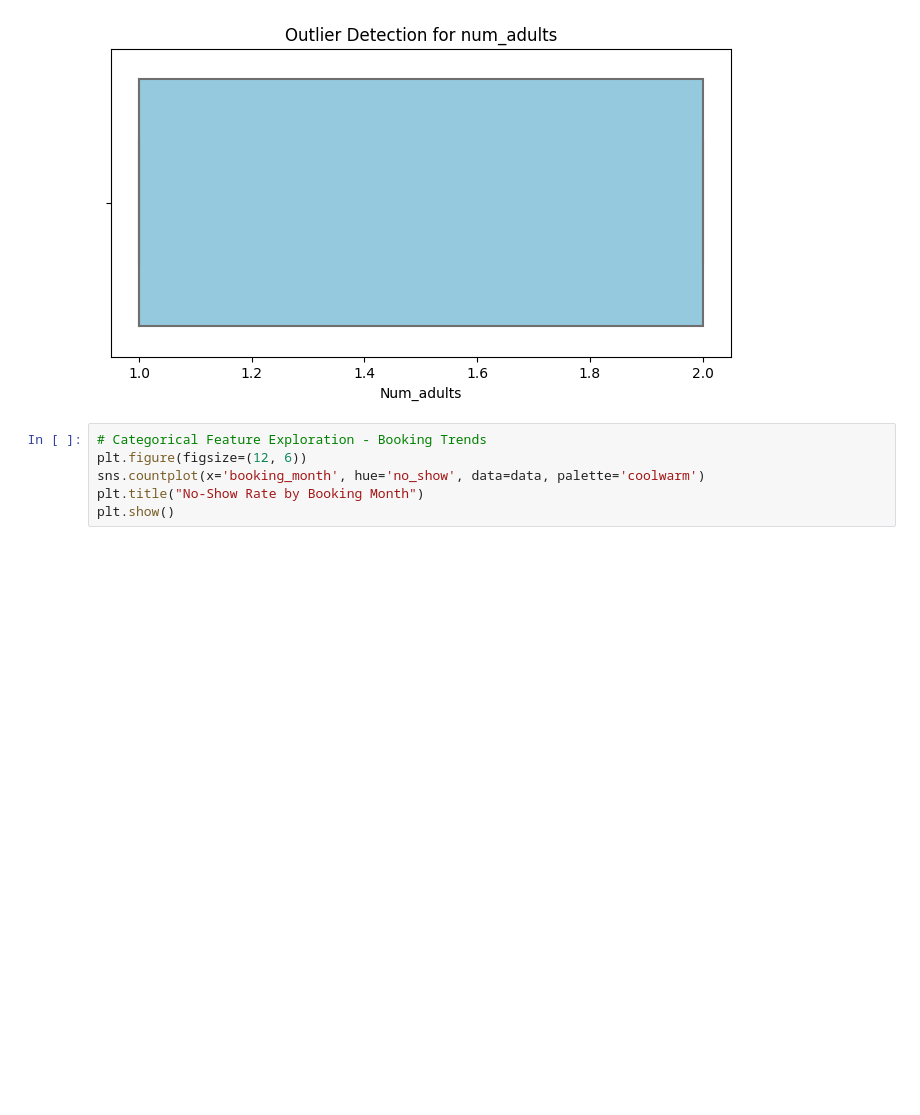
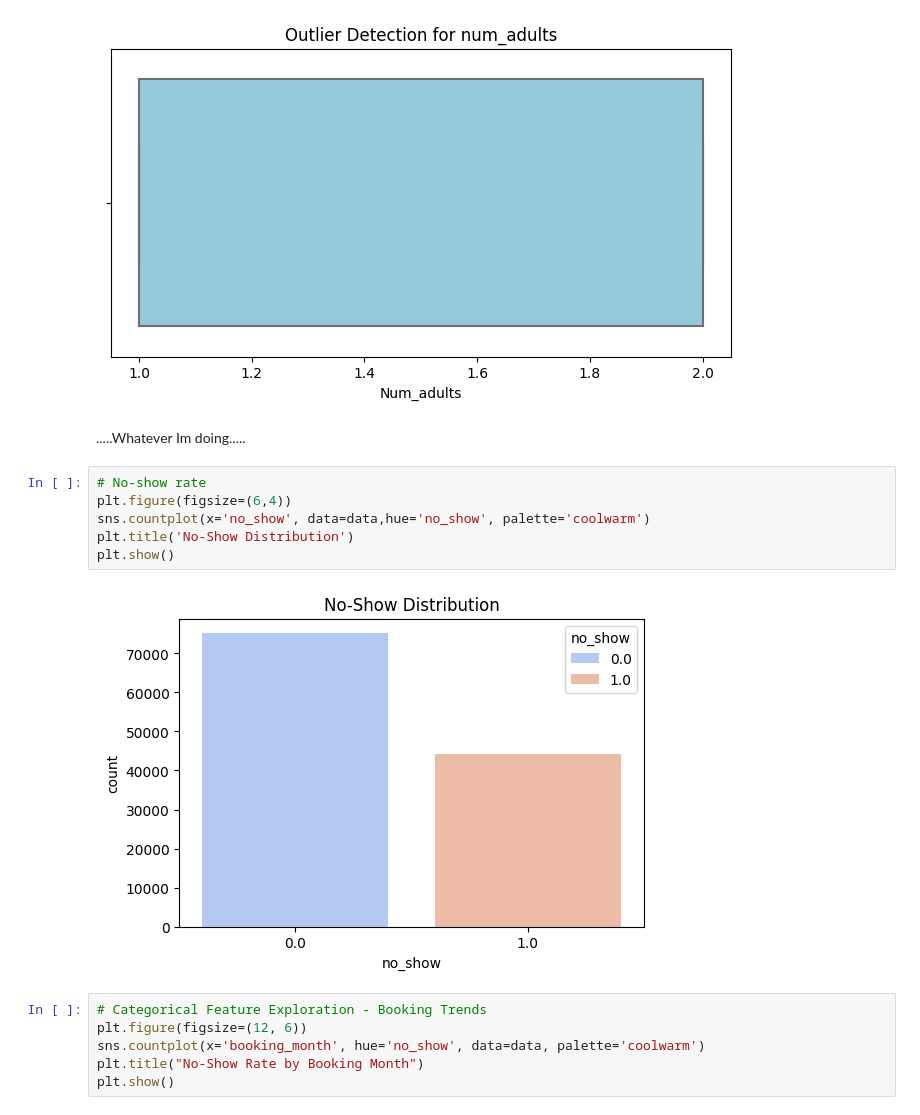
Before and after one commit to e-seet/inf2008ML, a Jupyter notebook: notebook.ipynb, the cells around one changed output. Saved outputs shown, nothing was run; the diff lists cells and outputs as text; blank space fills up the shorter version.

```diff
--- a/notebook.ipynb
+++ b/notebook.ipynb
@@ -1356,6 +1356,16 @@ Empty DataFrame
 Columns: [num_adults]
 Index: []
 [figure]
+# %% [markdown]
+.....Whatever Im doing.....
+# %%
+# No-show rate
+plt.figure(figsize=(6,4))
+sns.countplot(x='no_show', data=data,hue='no_show', palette='coolwarm')
+plt.title('No-Show Distribution')
+plt.show()
+# %% [output]
+[figure, added]
 # %%
 # Categorical Feature Exploration - Booking Trends
 plt.figure(figsize=(12, 6))
```
Also changed, not shown: parts of 1 cell of this notebook.
